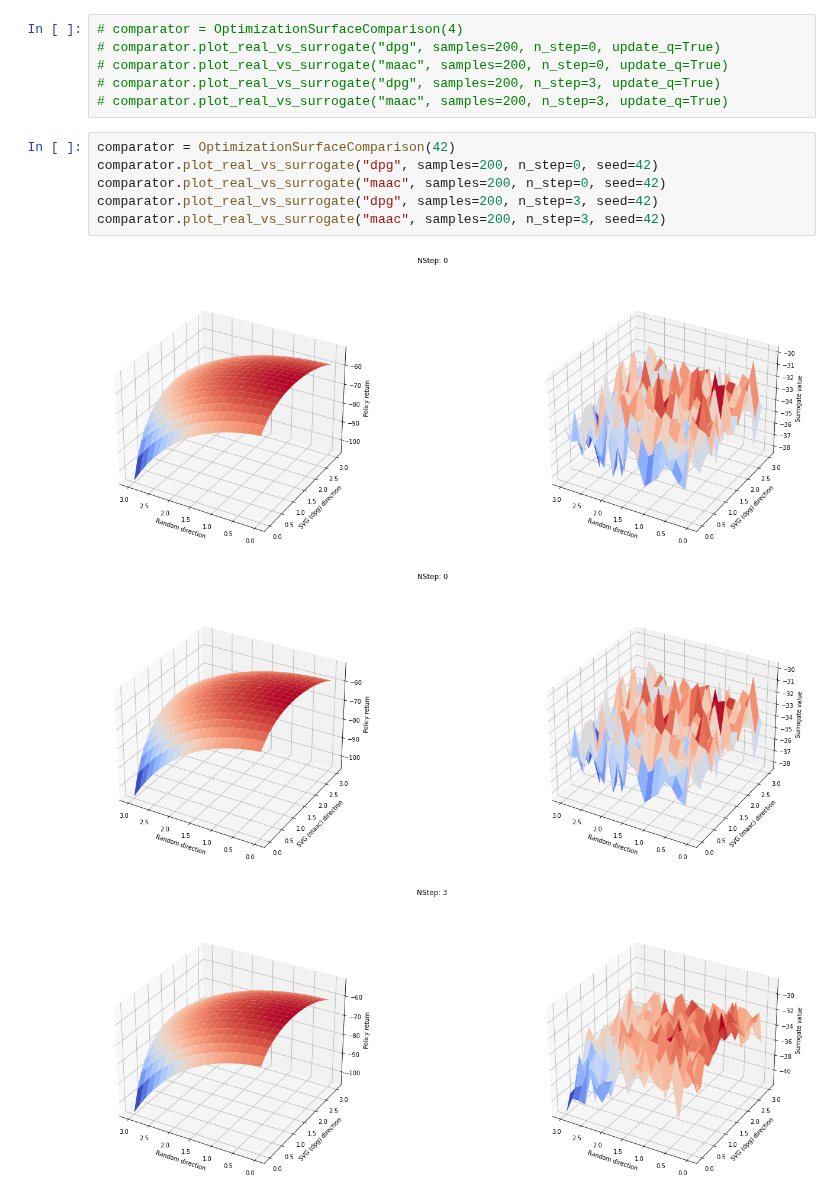
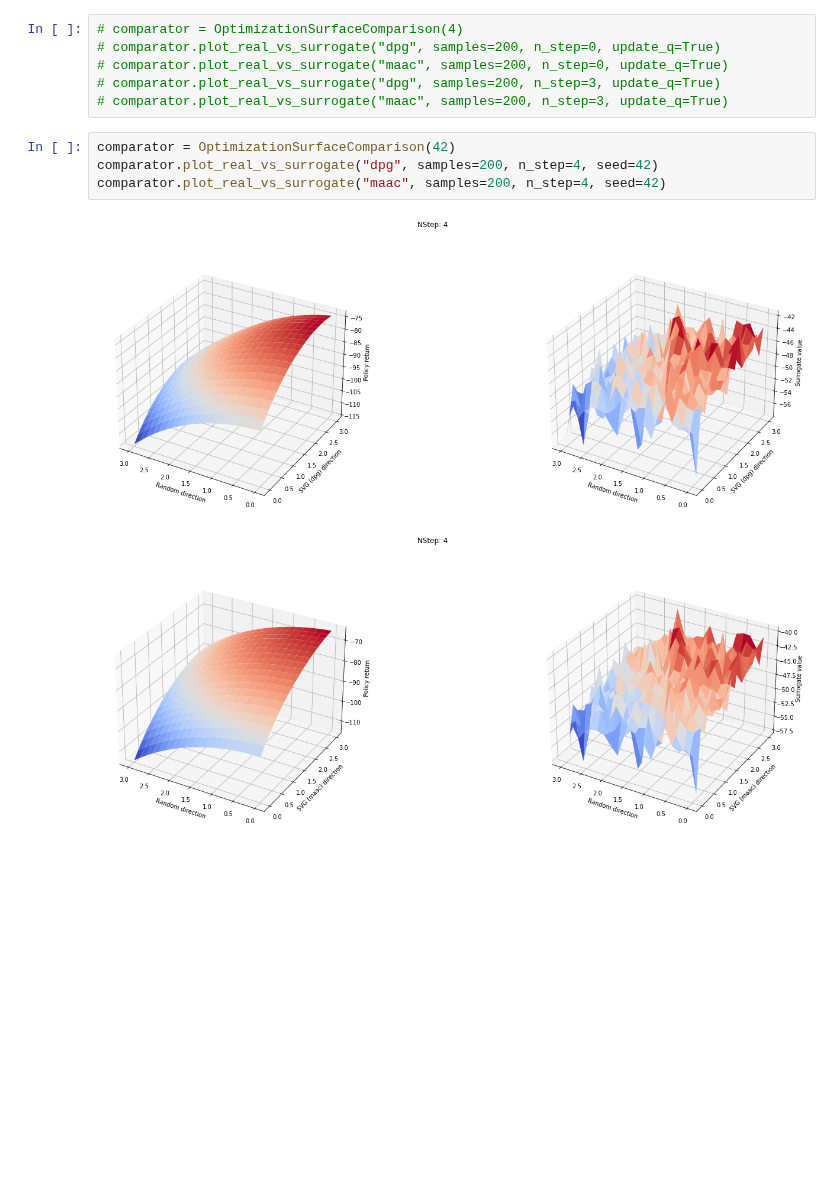
Before and after one commit to 0xangelo/LQSVG, a Jupyter notebook: experiments/k-step_svg.ipynb, the cells around one changed output. Cells and saved outputs as stored; diff of their text form; blank space fills up the shorter version.

Commit message:
chore(experiments): update k-step_svg
Signed-off-by: Ângelo Lovatto <angelolovatto@gmail.com>

```diff
--- a/experiments/k-step_svg.ipynb
+++ b/experiments/k-step_svg.ipynb
@@ -316,12 +403,9 @@ comparator.plot_real_vs_surrogate("maac", samples=200, n_step=20, seed=4)
 # comparator.plot_real_vs_surrogate("maac", samples=200, n_step=3, update_q=True)
 # %%
 comparator = OptimizationSurfaceComparison(42)
-comparator.plot_real_vs_surrogate("dpg", samples=200, n_step=0, seed=42)
-comparator.plot_real_vs_surrogate("maac", samples=200, n_step=0, seed=42)
-comparator.plot_real_vs_surrogate("dpg", samples=200, n_step=3, seed=42)
-comparator.plot_real_vs_surrogate("maac", samples=200, n_step=3, seed=42)
+comparator.plot_real_vs_surrogate("dpg", samples=200, n_step=4, seed=42)
+comparator.plot_real_vs_surrogate("maac", samples=200, n_step=4, seed=42)
 # %% [output]
-[figure, old version]
+[figure, new version]
-[figure, old version]
+[figure, new version]
-[figure, removed]
 # %%
```
Also changed, not shown: parts of 16 cells of this notebook.
